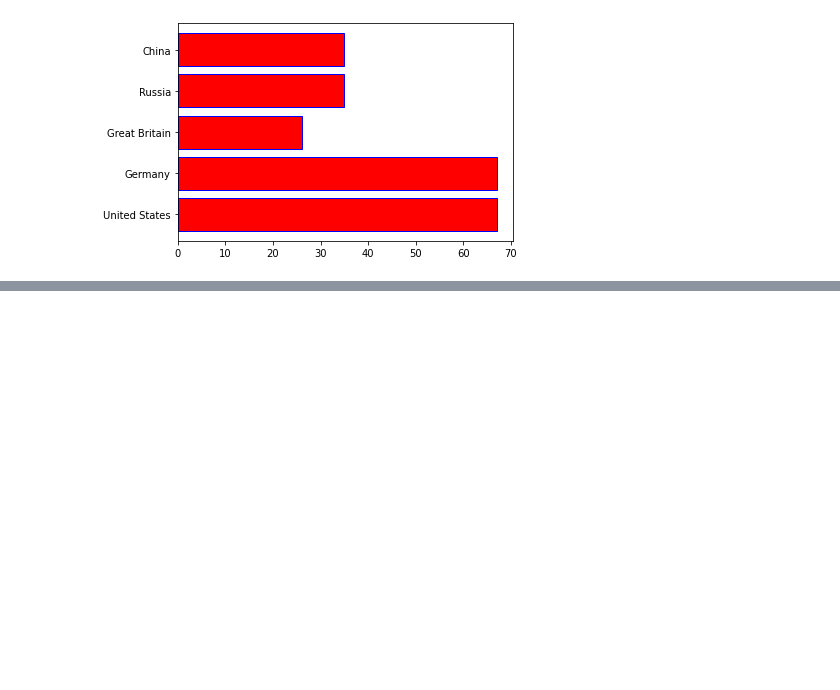
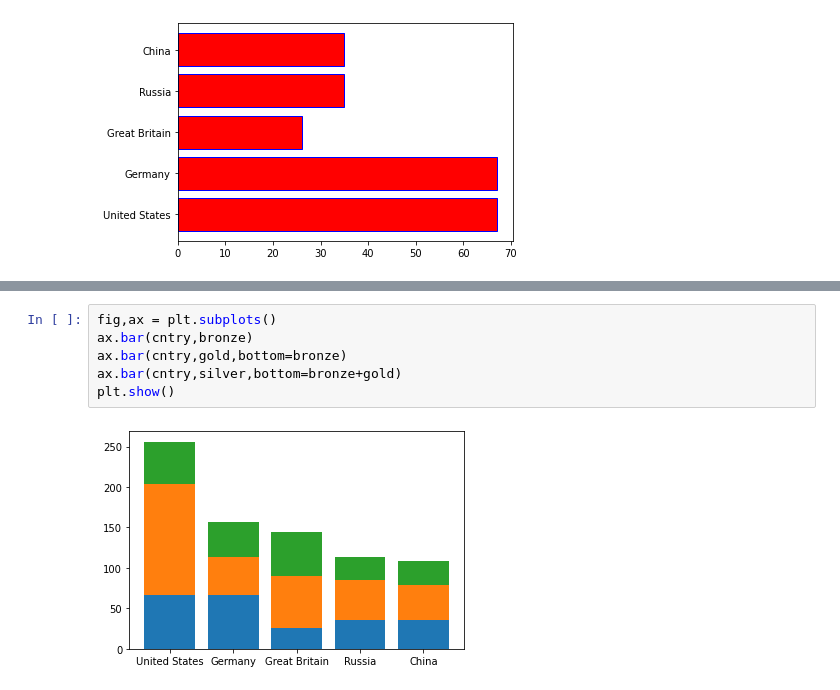
Before and after one commit to adambria1309/KurapikaZoldyck, a Jupyter notebook: Data Visualization/Introduction to Matplotlib.ipynb, the cells around one changed output, grey strips where cells are left out. Drawn from its saved outputs; the diff is of its cells as text; blank space fills up the shorter version.

```diff
--- a/Data Visualization/Introduction to Matplotlib.ipynb
+++ b/Data Visualization/Introduction to Matplotlib.ipynb
@@ -174,0 +188,8 @@ plt.show()
+# %%
+fig,ax = plt.subplots()
+ax.bar(cntry,bronze)
+ax.bar(cntry,gold,bottom=bronze)
+ax.bar(cntry,silver,bottom=bronze+gold)
+plt.show()
+# %% [output]
+[figure, added]
```
Also changed, not shown: parts of 21 cells of this notebook.
